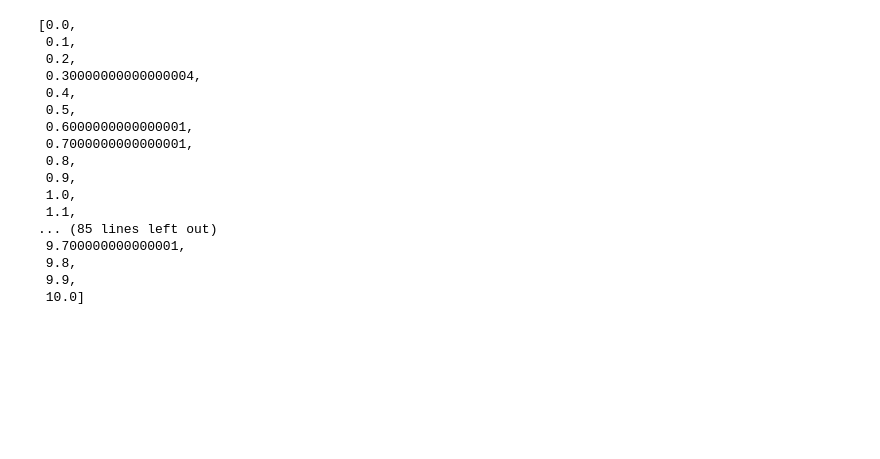
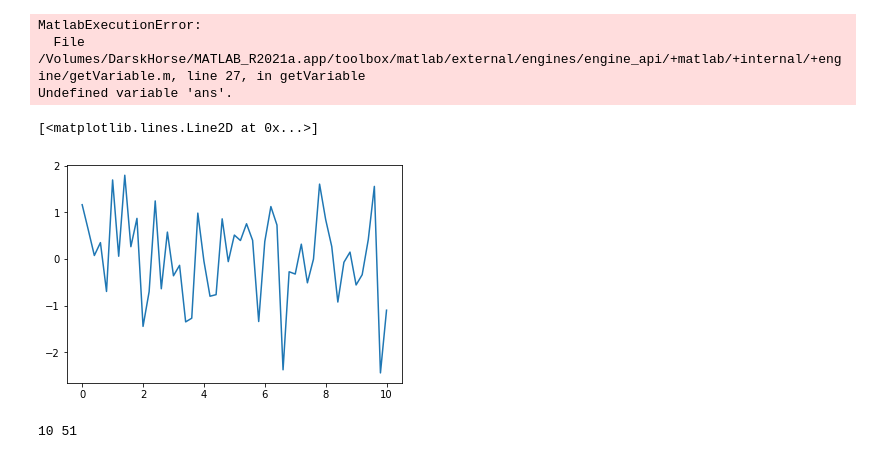
Before and after one commit to YugantM/PowerGrid, a Jupyter notebook: matlab.ipynb, the cells around one changed output. Drawn from its saved outputs; the diff is of its cells as text; code cells hidden in the pictures; blank space fills up the shorter version.

```diff
--- a/matlab.ipynb
+++ b/matlab.ipynb
@@ -10,20 +5,0 @@ mlarray.double
-# %%
-[float(each[0]) for each in data]
-# %% [output]
-[0.0,
- 0.1,
- 0.2,
- 0.30000000000000004,
- 0.4,
- 0.5,
- 0.6000000000000001,
- 0.7000000000000001,
- 0.8,
- 0.9,
- 1.0,
- 1.1,
-... (85 lines left out)
- 9.700000000000001,
- 9.8,
- 9.9,
- 10.0]
@@ -29,0 +10,6 @@ mlarray.double
+# %%
+eng.workspace['ans']
+# %% [output]
+MatlabExecutionError:
+  File /Volumes/DarskHorse/MATLAB_R2021a.app/toolbox/matlab/external/engines/engine_api/+matlab/+internal/+engine/getVariable.m, line 27, in getVariable
+Undefined variable 'ans'.
@@ -29,0 +20,16 @@ mlarray.double
+# %%
+time = list(eng.workspace['time']['time']._data)
+data = list(eng.workspace['time']['signals']['values']._data)
+# %%
+import matplotlib.pyplot as plt
+
+plt.plot(time,data)
+# %% [output]
+[<matplotlib.lines.Line2D at 0x...>]
+[figure, added]
+# %%
+num_of_samples = len(data)
+time = int(data[-1]._data[-1])
+print(int(data[-1]._data[-1]),num_of_samples)
+# %% [output]
+10 51
```
Also changed, not shown: parts of 13 cells of this notebook, 18 other files.
